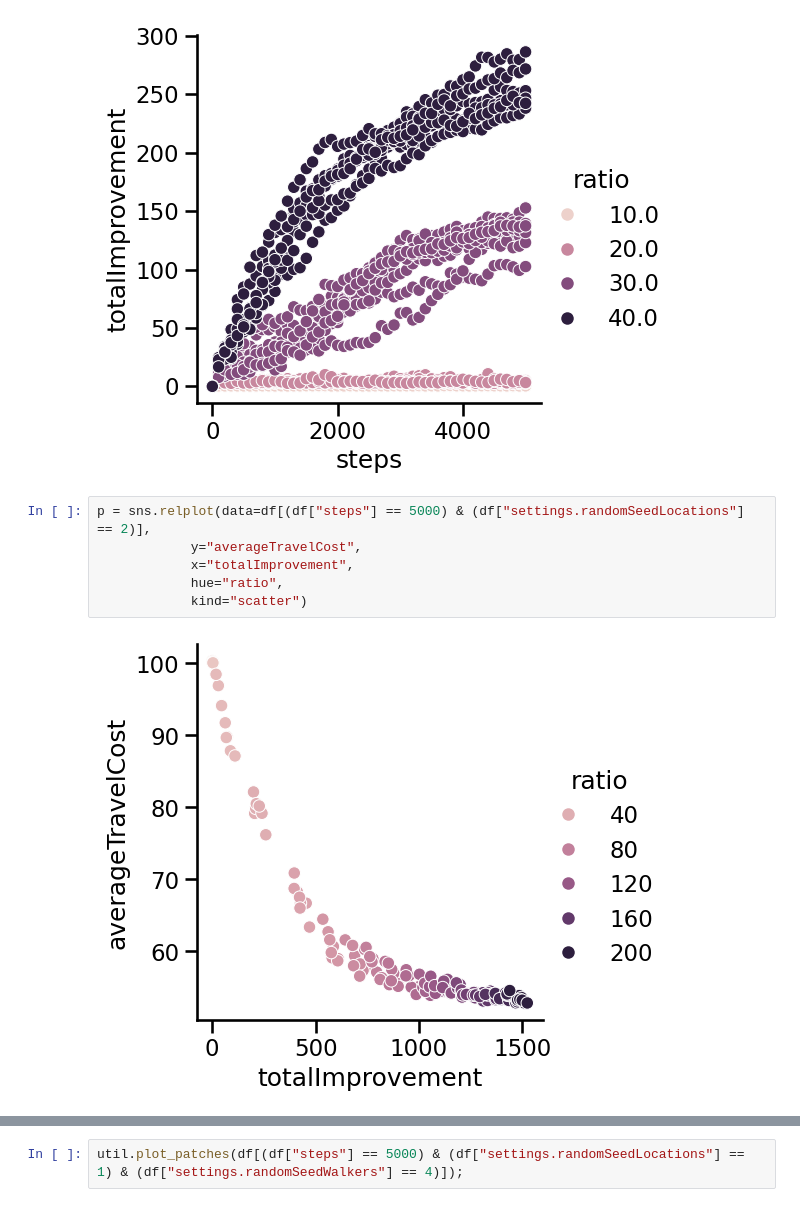
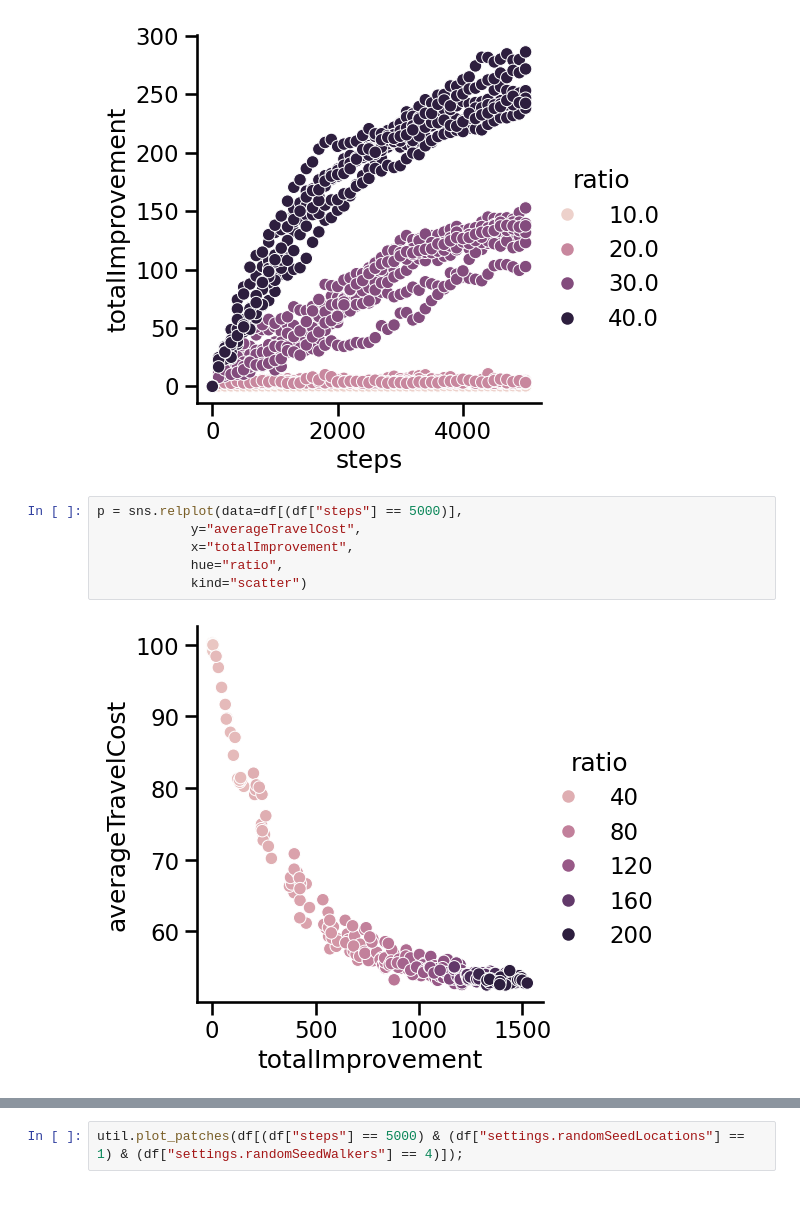
Before and after one commit to brendanwallace/animalpaths, a Jupyter notebook: notebooks/netsci_optimality_plot.ipynb, the cells around one changed output, grey strips where cells are left out. Cells and saved outputs as stored; diff of their text form.

```diff
--- a/notebooks/netsci_optimality_plot.ipynb
+++ b/notebooks/netsci_optimality_plot.ipynb
@@ -53,13 +53,13 @@ p = sns.relplot(data=df[(df["settings.randomSeedLocations"] == 1) & (df["ratio"]
 # %% [output]
 [figure]
 # %%
-p = sns.relplot(data=df[(df["steps"] == 5000) & (df["settings.randomSeedLocations"] == 2)],
+p = sns.relplot(data=df[(df["steps"] == 5000)],
             y="averageTravelCost",
             x="totalImprovement",
             hue="ratio",
             kind="scatter")
 # %% [output]
-[figure, old version]
+[figure, new version]
 # %%
 p = sns.relplot(data=df[(df["settings.randomSeedLocations"] == 2)],
             y="totalImprovement",
```
Also changed, not shown: parts of 1 cell of this notebook, 6 other files.
